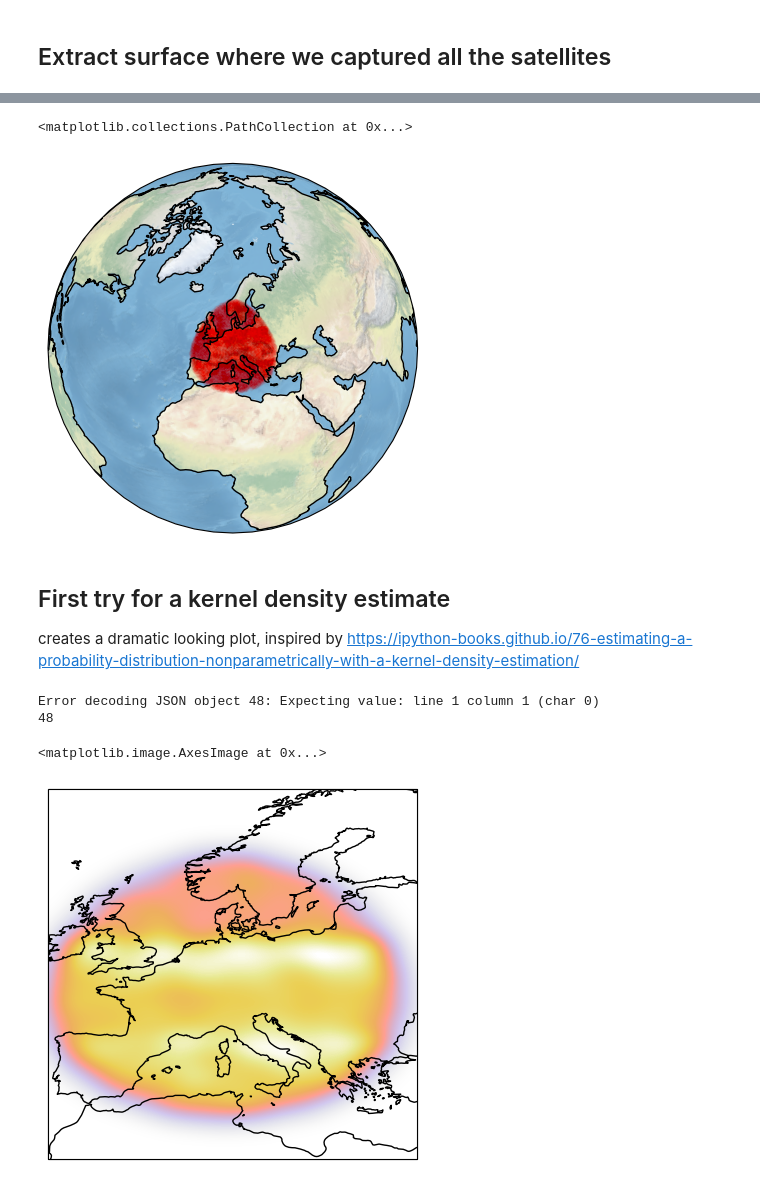
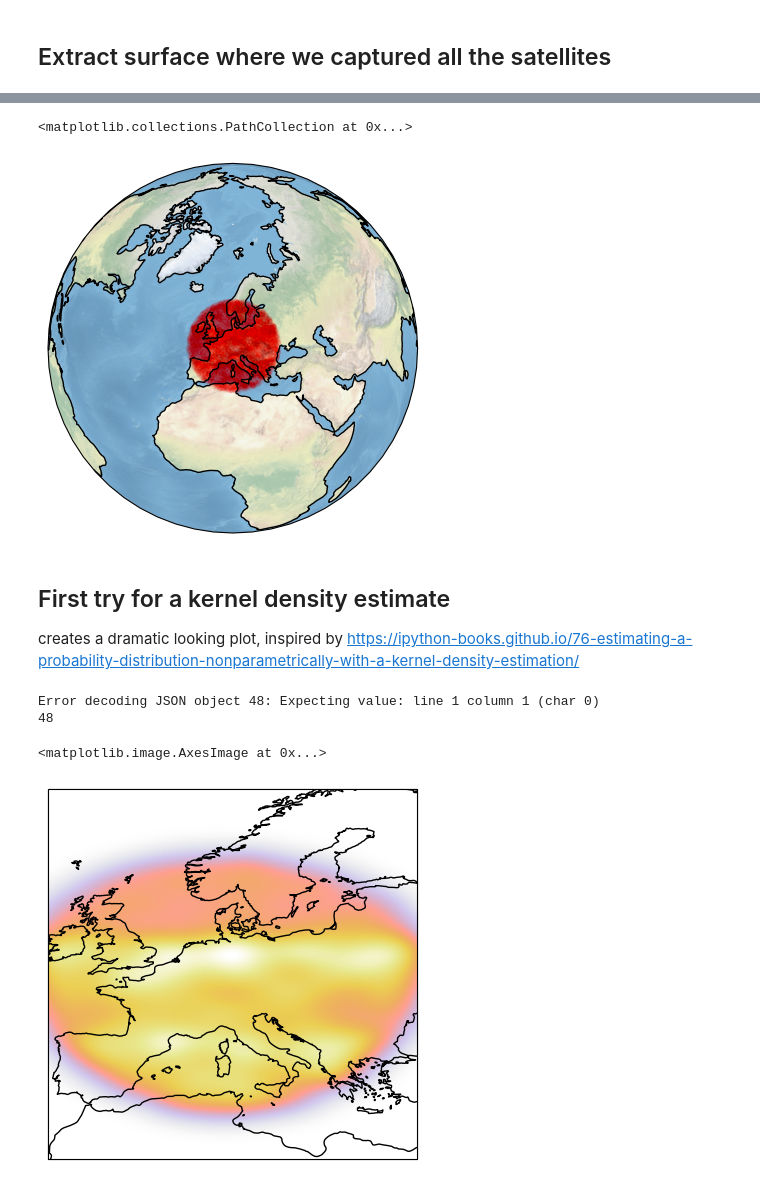
Before and after one commit to timoluebbing/Satellites, a Jupyter notebook: satellites_mystery.ipynb, the cells around one changed output, grey strips where cells are left out. Saved outputs shown, nothing was run; the diff lists cells and outputs as text; code cells hidden in the pictures.

```diff
--- a/satellites_mystery.ipynb
+++ b/satellites_mystery.ipynb
@@ -202,27 +209,27 @@ ax.scatter(np.array(data_tue_GEO['satlng']), np.array(data_tue_GEO['satlat']), a
 # %%
 # Filter by euclidean distance to Tübingen
+r = 6371 # earth radius (cancels out in the formula)
 gamma = 14.172
-tue_lat = 48.782536
+gamma_in_meters = gamma * 2 * r * math.pi / 360
+tue_lat = 90 - 48.782536
 tue_long = 9.176995
 rome_lat = 41.52
 rome_long = 12.29
-earth_radius = 6371
-r = 1
-data_tue_masked = data_tue[np.degrees((np.sqrt( 2*r**2 - 2*r**2 *
-                  ((math.sin(np.radians(tue_lat)) * data_tue['satlat'].apply(lambda x: math.sin(np.radians(x)))
+data_tue_masked = data_tue[np.sqrt(( 2*r**2 - 2*r**2 *
+                  ((math.sin(np.radians(tue_lat)) * data_tue['satlat'].apply(lambda x: math.sin(np.radians(90 - x)))
                     * data_tue['satlng'].apply(lambda x: math.cos(np.radians(tue_long-x))))
-                    + (math.cos(np.radians(tue_lat)) * data_tue['satlat'].apply(lambda x: math.cos(np.radians(x)))))))) <= gamma]
+                    + (math.cos(np.radians(tue_lat)) * data_tue['satlat'].apply(lambda x: math.cos(np.radians(90 - x))))))) <= gamma_in_meters]
 
 
 # Plot
 data_crs = ccrs.PlateCarree()
 ax = plt.axes(projection=ccrs.Orthographic(9, 48))
 ax.stock_img() # background image, removing it somehow cuts off the globe ?
 ax.coastlines()
 ax.scatter(np.array(data_tue_masked['satlng']), np.array(data_tue_masked['satlat']), alpha=.01, color='r', marker='.', transform=data_crs)
 # %% [output]
 <matplotlib.collections.PathCollection at 0x...>
-[figure, old version]
+[figure, new version]
 # %% [markdown]
 ## First try for a kernel density estimate
 creates a dramatic looking plot, inspired by https://ipython-books.github.io/76-estimating-a-probability-distribution-nonparametrically-with-a-kernel-density-estimation/
@@ -290,7 +297,7 @@ ax.imshow(v, origin='lower',
 Error decoding JSON object 48: Expecting value: line 1 column 1 (char 0)
 48
 <matplotlib.image.AxesImage at 0x...>
-[figure, old version]
+[figure, new version]
 # %%
 # proj = ccrs.Orthographic(central_longitude=0.0, central_latitude=50.0)
 # ax = plt.axes(projection=proj)
```
Also changed, not shown: parts of 6 cells of this notebook.
